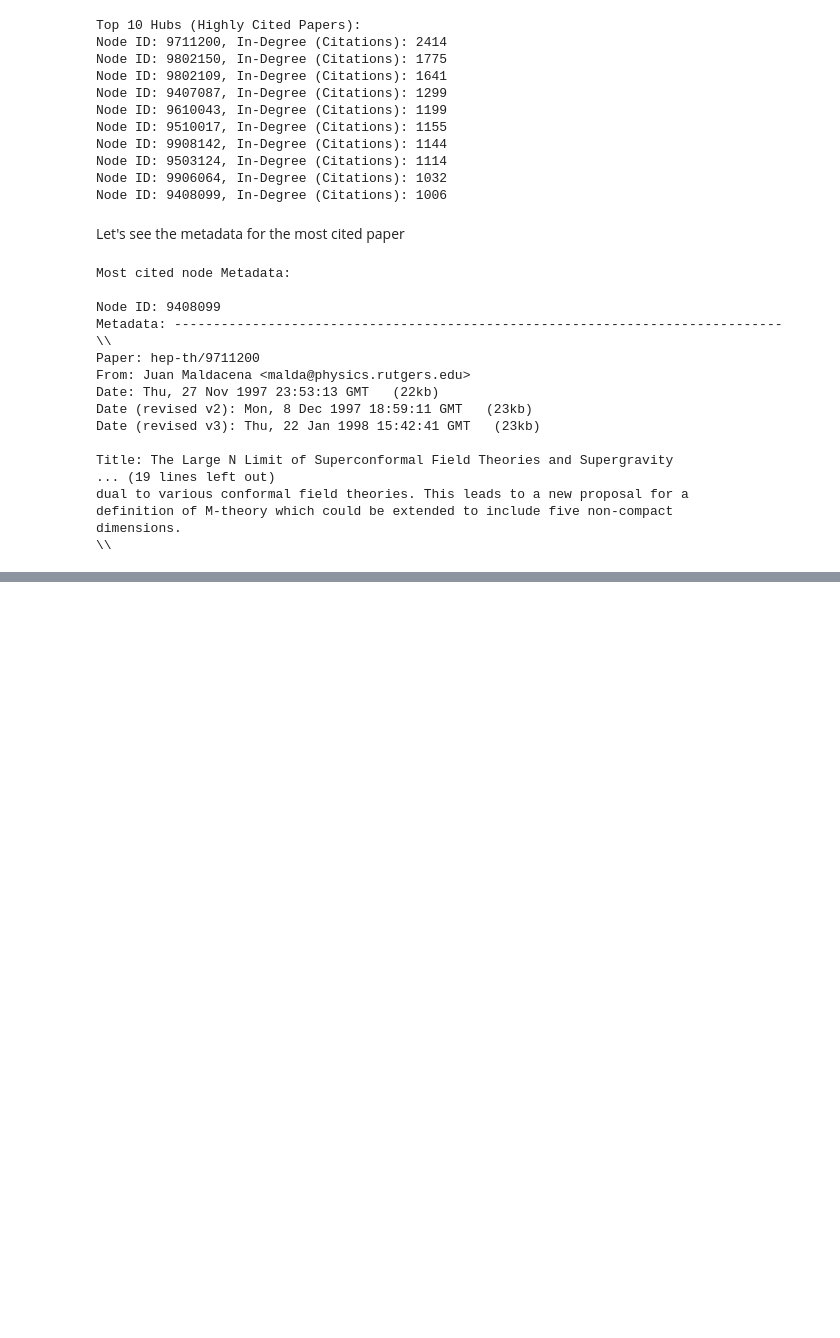
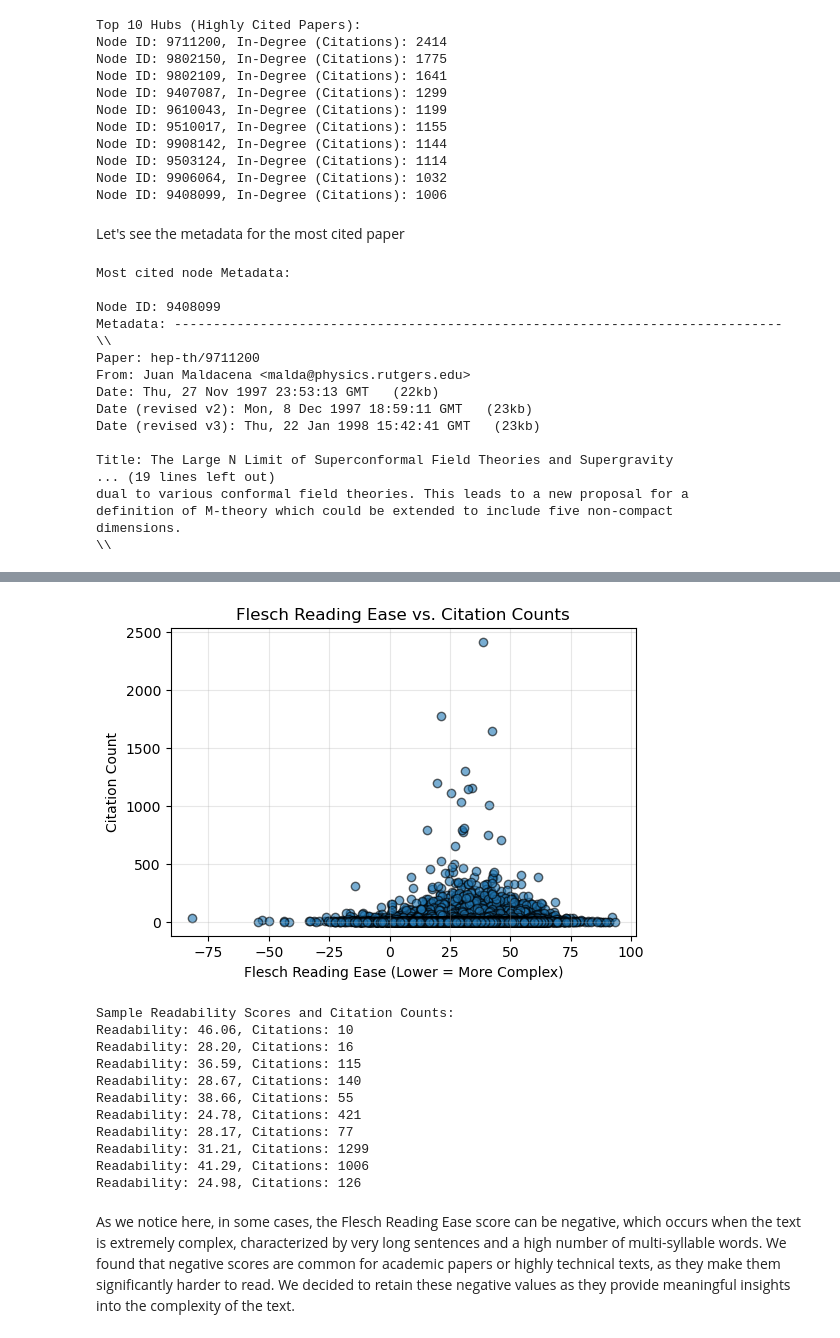
Before and after one commit to jeddiyoussefepfl/Project-Assignment-B, a Jupyter notebook: project_assignment.ipynb, the cells around one changed output, grey strips where cells are left out. Drawn from its saved outputs; the diff is of its cells as text; code cells hidden in the pictures; blank space fills up the shorter version.

```diff
--- a/project_assignment.ipynb
+++ b/project_assignment.ipynb
@@ -456,0 +480,44 @@ For text analysis, we will compare the compute for each paper a score of complex
+# %%
+# Compute citation counts (in-degree of each node)
+citation_counts = {node: graph.in_degree(node) for node in graph.nodes}
+
+# Prepare data for plotting
+readability = []
+citations = []
+for node, score in readability_scores.items():
+    if node in citation_counts:  # Ensure both readability and citations exist for the node
+        readability.append(score)
+        citations.append(citation_counts[node])
+
+# Check if data is available
+if not readability or not citations:
+    print("No data available for plotting. Ensure readability_scores and citation counts are computed.")
+else:
+    # Scatter plot
+    plt.figure(figsize=(6, 4))
+    plt.scatter(readability, citations, alpha=0.6, edgecolor="k")
+    plt.title("Flesch Reading Ease vs. Citation Counts")
+    plt.xlabel("Flesch Reading Ease (Lower = More Complex)")
+    plt.ylabel("Citation Count")
+    plt.grid(alpha=0.3)
+    plt.show()
+
+# Print sample results for verification
+print("Sample Readability Scores and Citation Counts:")
+for i in range(min(10, len(readability))):
+    print(f"Readability: {readability[i]:.2f}, Citations: {citations[i]}")
+# %% [output]
+[figure, added]
+Sample Readability Scores and Citation Counts:
+Readability: 46.06, Citations: 10
+Readability: 28.20, Citations: 16
+Readability: 36.59, Citations: 115
+Readability: 28.67, Citations: 140
+Readability: 38.66, Citations: 55
+Readability: 24.78, Citations: 421
+Readability: 28.17, Citations: 77
+Readability: 31.21, Citations: 1299
+Readability: 41.29, Citations: 1006
+Readability: 24.98, Citations: 126
+# %% [markdown]
+As we notice here, in some cases, the Flesch Reading Ease score can be negative, which occurs when the text is extremely complex, characterized by very long sentences and a high number of multi-syllable words. We found that negative scores are common for academic papers or highly technical texts, as they make them significantly harder to read. We decided to retain these negative values as they provide meaningful insights into the complexity of the text.
```
Also changed, not shown: parts of 21 cells of this notebook, 1 other file.
